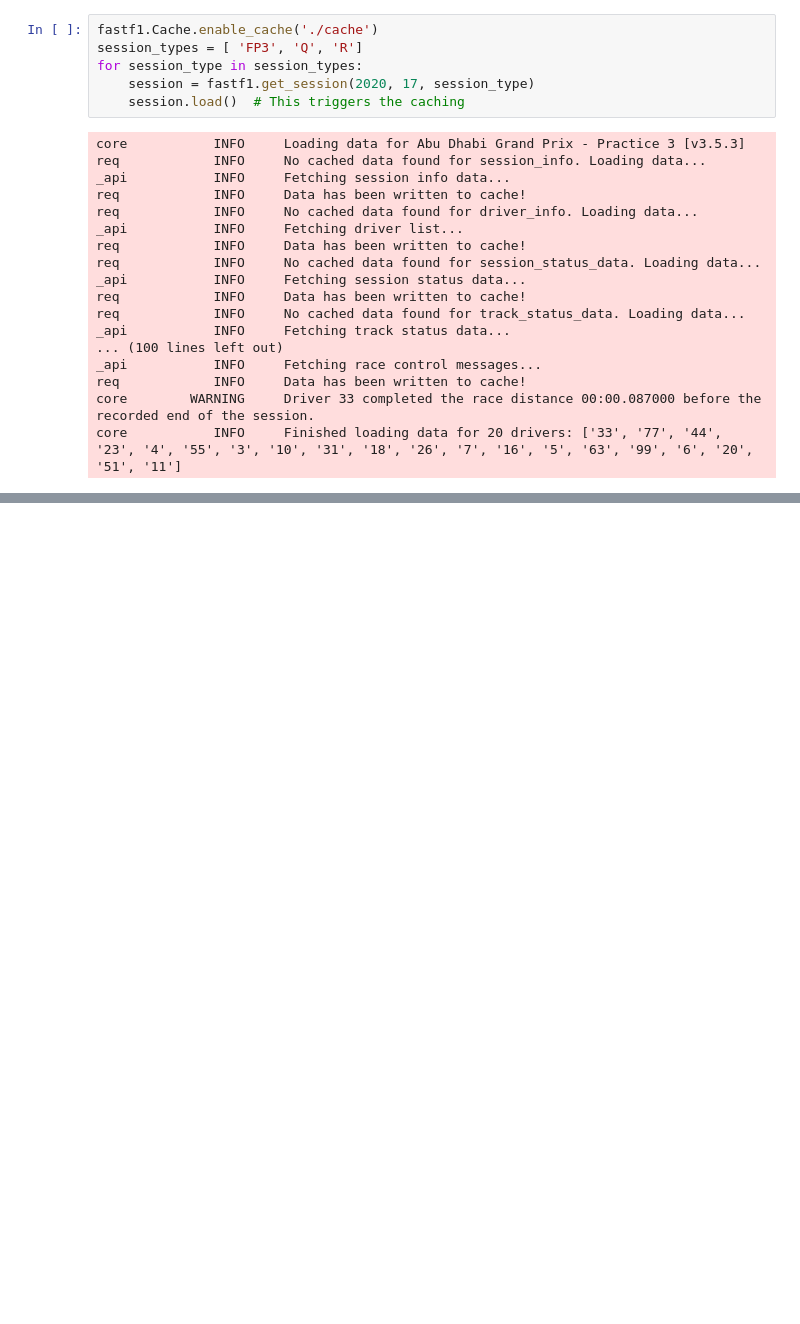
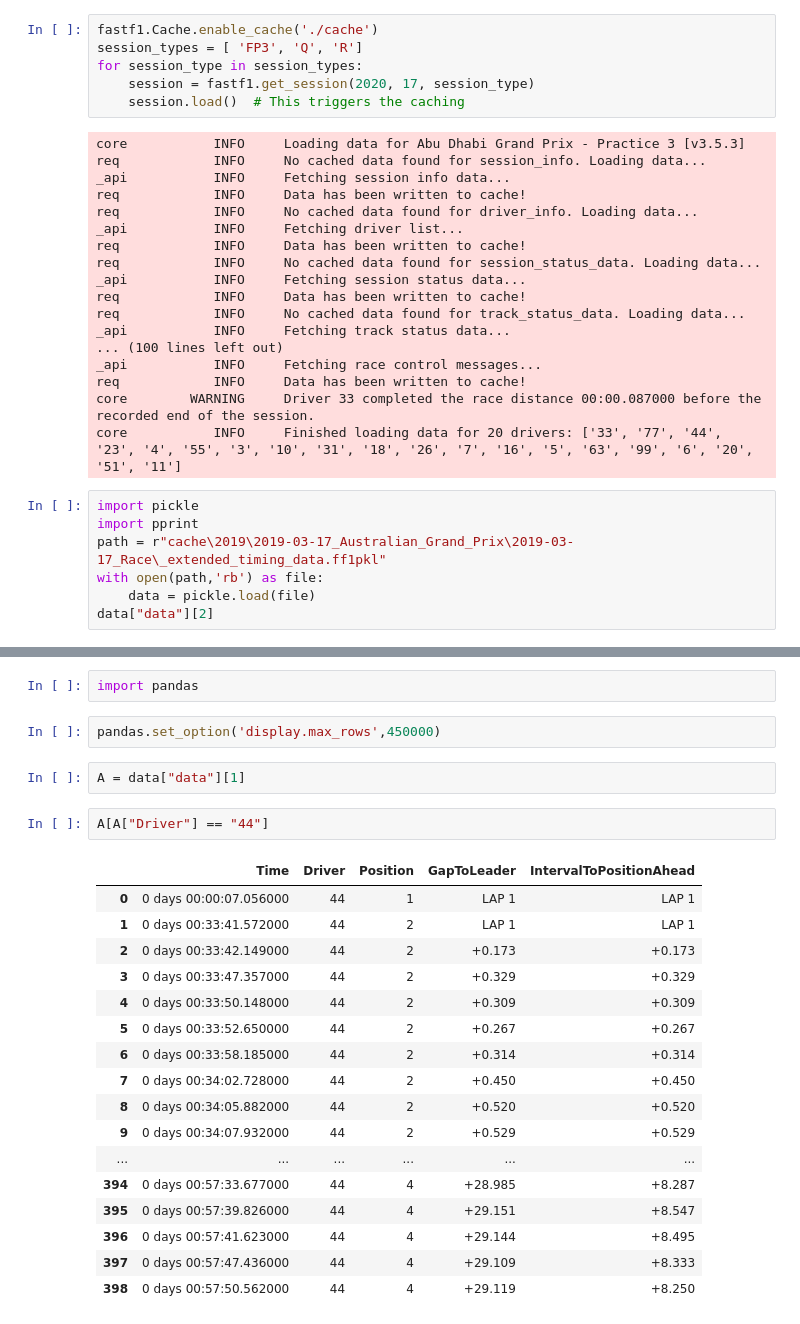
Before and after one commit to VaradRane12/F1nalyze, a Jupyter notebook: driver_standings.ipynb, the cells around one changed output, grey strips where cells are left out. Drawn from its saved outputs; the diff is of its cells as text; blank space fills up the shorter version.

Commit message:
understanding pickle file structure

```diff
--- a/driver_standings.ipynb
+++ b/driver_standings.ipynb
@@ -314,3 +314,10 @@ _api           INFO     Fetching race control messages...
 req            INFO     Data has been written to cache!
 core        WARNING     Driver 33 completed the race distance 00:00.087000 before the recorded end of the session.
 core           INFO     Finished loading data for 20 drivers: ['33', '77', '44', '23', '4', '55', '3', '10', '31', '18', '26', '7', '16', '5', '63', '99', '6', '20', '51', '11']
+# %%
+import pickle
+import pprint
+path = r"cache\2019\2019-03-17_Australian_Grand_Prix\2019-03-17_Race\_extended_timing_data.ff1pkl"
+with open(path,'rb') as file:
+    data = pickle.load(file)
+data["data"][2]
@@ -316,0 +389,26 @@ core           INFO     Finished loading data for 20 drivers: ['33', '77', '44',
+# %%
+import pandas
+# %%
+pandas.set_option('display.max_rows',450000)
+# %%
+A = data["data"][1]
+# %%
+A[A["Driver"] == "44"]
+# %% [output]
+|  | Time | Driver | Position | GapToLeader | IntervalToPositionAhead |
+| 0 | 0 days 00:00:07.056000 | 44 | 1 | LAP 1 | LAP 1 |
+| 1 | 0 days 00:33:41.572000 | 44 | 2 | LAP 1 | LAP 1 |
+| 2 | 0 days 00:33:42.149000 | 44 | 2 | +0.173 | +0.173 |
+| 3 | 0 days 00:33:47.357000 | 44 | 2 | +0.329 | +0.329 |
+| 4 | 0 days 00:33:50.148000 | 44 | 2 | +0.309 | +0.309 |
+| 5 | 0 days 00:33:52.650000 | 44 | 2 | +0.267 | +0.267 |
+| 6 | 0 days 00:33:58.185000 | 44 | 2 | +0.314 | +0.314 |
+| 7 | 0 days 00:34:02.728000 | 44 | 2 | +0.450 | +0.450 |
+| 8 | 0 days 00:34:05.882000 | 44 | 2 | +0.520 | +0.520 |
+| 9 | 0 days 00:34:07.932000 | 44 | 2 | +0.529 | +0.529 |
+| ... | ... | ... | ... | ... | ... |
+| 394 | 0 days 00:57:33.677000 | 44 | 4 | +28.985 | +8.287 |
+| 395 | 0 days 00:57:39.826000 | 44 | 4 | +29.151 | +8.547 |
+| 396 | 0 days 00:57:41.623000 | 44 | 4 | +29.144 | +8.495 |
+| 397 | 0 days 00:57:47.436000 | 44 | 4 | +29.109 | +8.333 |
+| 398 | 0 days 00:57:50.562000 | 44 | 4 | +29.119 | +8.250 |
```
Also changed, not shown: parts of 7 cells of this notebook, 8 other files.
